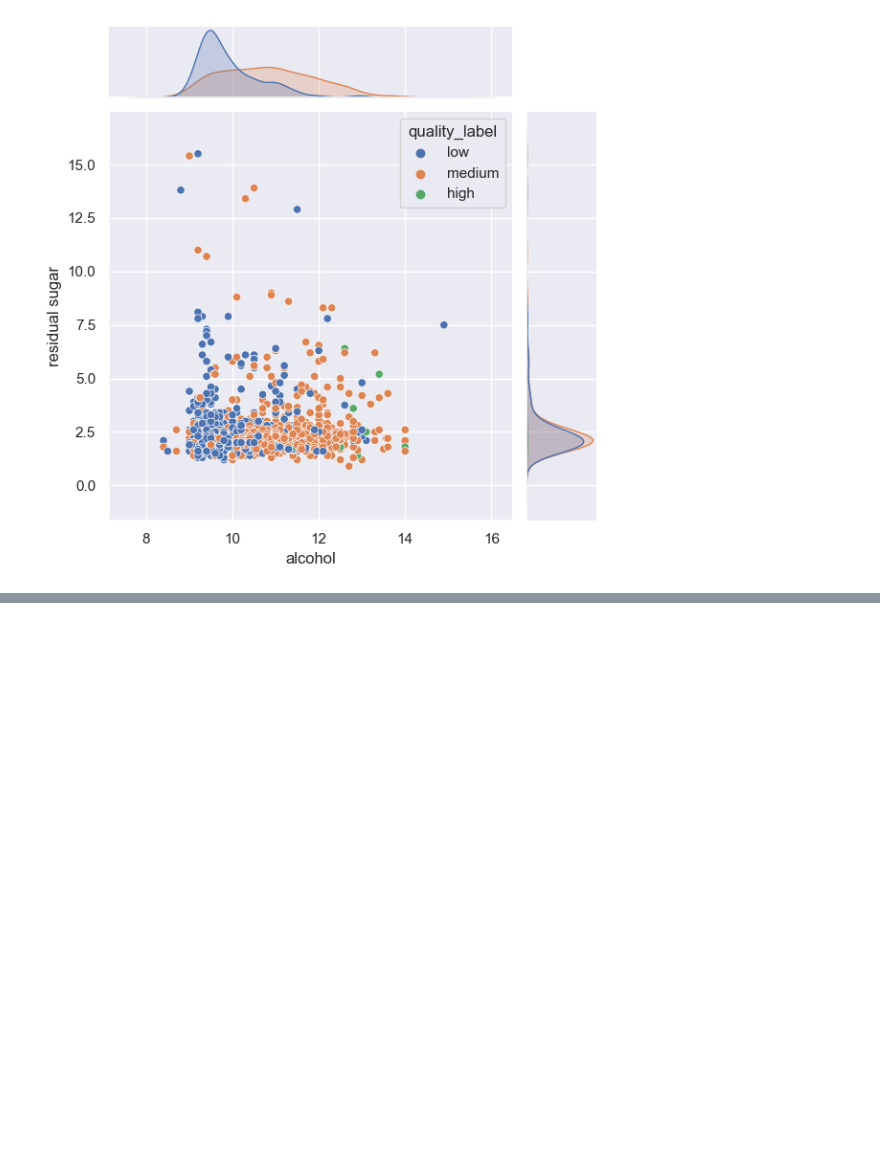
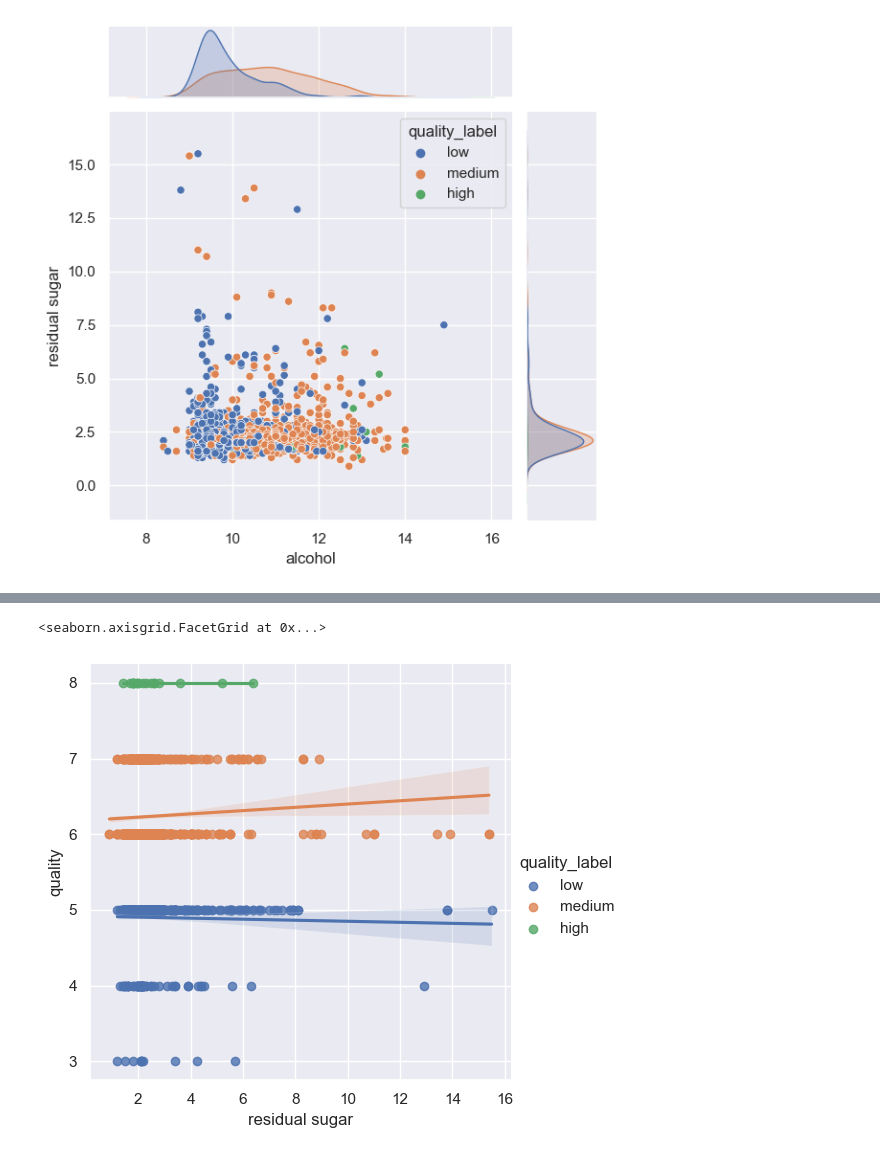
Before and after one commit to roop-kaur/BBVines, a Jupyter notebook: sprint_1.ipynb, the cells around one changed output, grey strips where cells are left out. Cells and saved outputs as stored; diff of their text form; code cells hidden in the pictures; blank space fills up the shorter version.

```diff
--- a/sprint_1.ipynb
+++ b/sprint_1.ipynb
@@ -358,0 +430,5 @@ sns.lmplot(data=red_wine, x = 'alcohol', y = 'density')
+# %%
+sns.lmplot(data=red_wine, x = 'residual sugar', y =  'quality', hue='quality_label')
+# %% [output]
+<seaborn.axisgrid.FacetGrid at 0x...>
+[figure, added]
```
Also changed, not shown: parts of 29 cells of this notebook, 2 other files.
